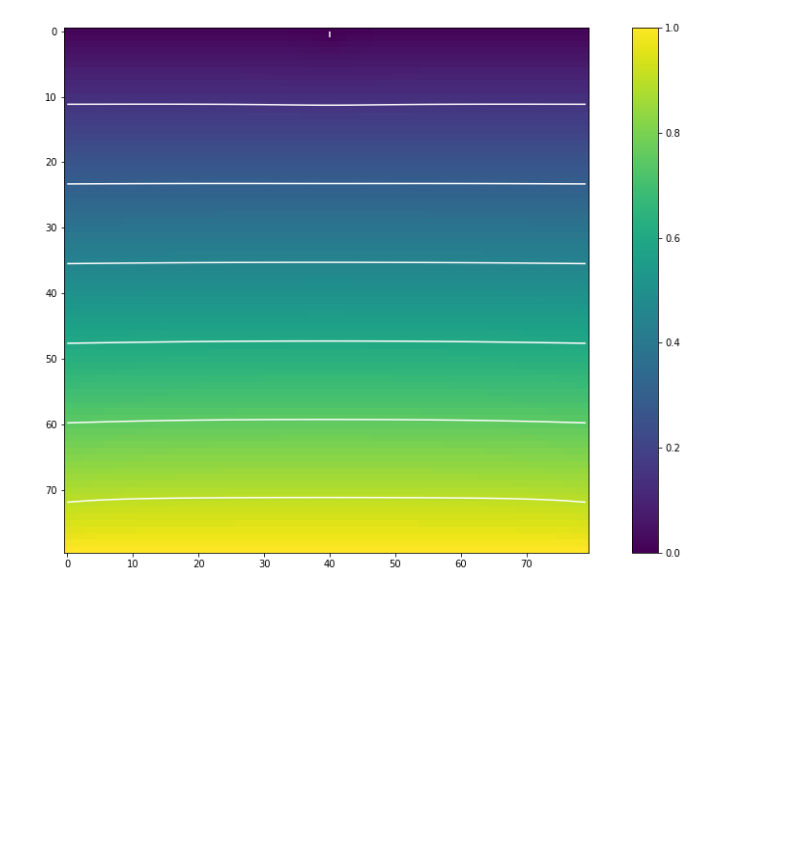
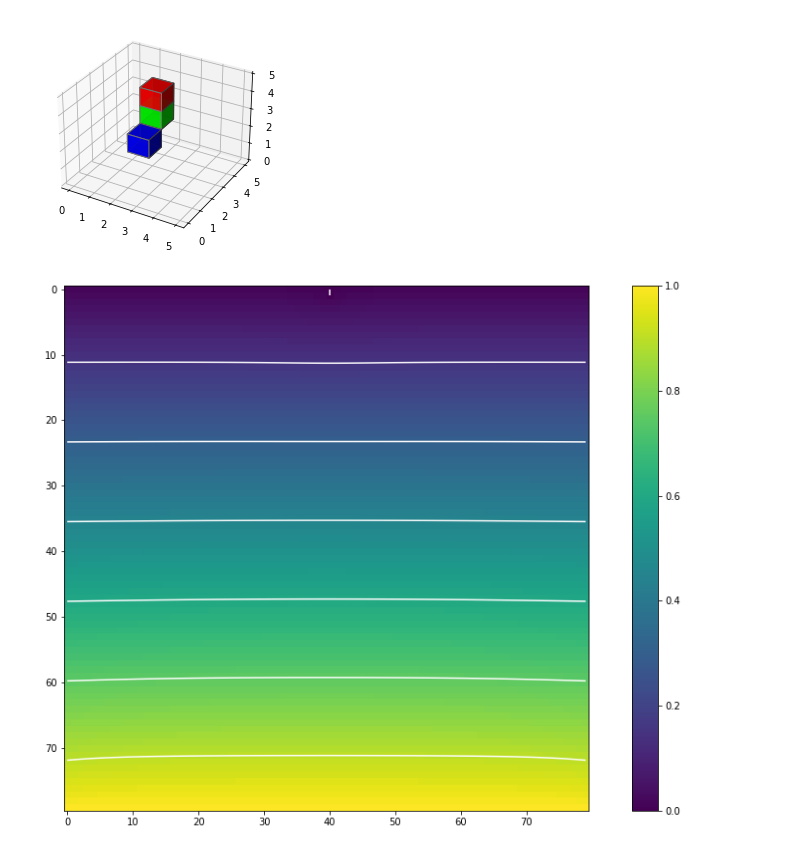
Before and after one commit to g-nilsson/spatial_discretizations_impact_on_simulations, a Jupyter notebook: DBM_cube.ipynb, the cells around one changed output. Cells and saved outputs as stored; diff of their text form; code cells hidden in the pictures; blank space fills up the shorter version.

Commit message:
Started plotting 3D visualization

```diff
--- a/DBM_cube.ipynb
+++ b/DBM_cube.ipynb
@@ -323,3 +271,46 @@ print(grid)
+# %%
+# Import libraries
+import matplotlib.pyplot as plt
+from mpl_toolkits.mplot3d import Axes3D
+import numpy as np
+
+
+# Create axis
+axes = [5, 5, 5]
+
+# Create Data
+data = np.zeros(axes, dtype=bool)
+
+data[2,2,4] = 1
+data[2,2,3] = 1
+data[2,1,2] = 1
+
+# Control Transparency
+alpha = 0.9
+
+# Control colour
+colors = np.empty(axes + [4], dtype=np.float32)
+#print(colors)
+colors[2,2,4] = [1, 0, 0, alpha]
+colors[2,2,3] = [0, 1, 0, alpha]
+colors[2,1,2] = [0, 0, 1, alpha]
+
+#colors[0] = [1, 0, 0, alpha] # red
+#colors[1] = [0, 1, 0, alpha] # green
+#colors[2] = [0, 0, 1, alpha] # blue
+#colors[3] = [1, 1, 0, alpha] # yellow
+#colors[4] = [1, 1, 1, alpha] # grey
+
+# Plot figure
+fig = plt.figure()
+ax = fig.add_subplot(111, projection='3d')
+
+# Voxels is used to customizations of
+# the sizes, positions and colors.
+ax.voxels(data, facecolors=colors, edgecolors='grey');
+fig.show()
+# %% [output]
+[figure, added]
 # %%
 rnd.seed(10)
 sim_instance = DBM_cube(width=80, height=80, n=1.5, threshold=0.001)
```
Also changed, not shown: parts of 3 cells of this notebook.
